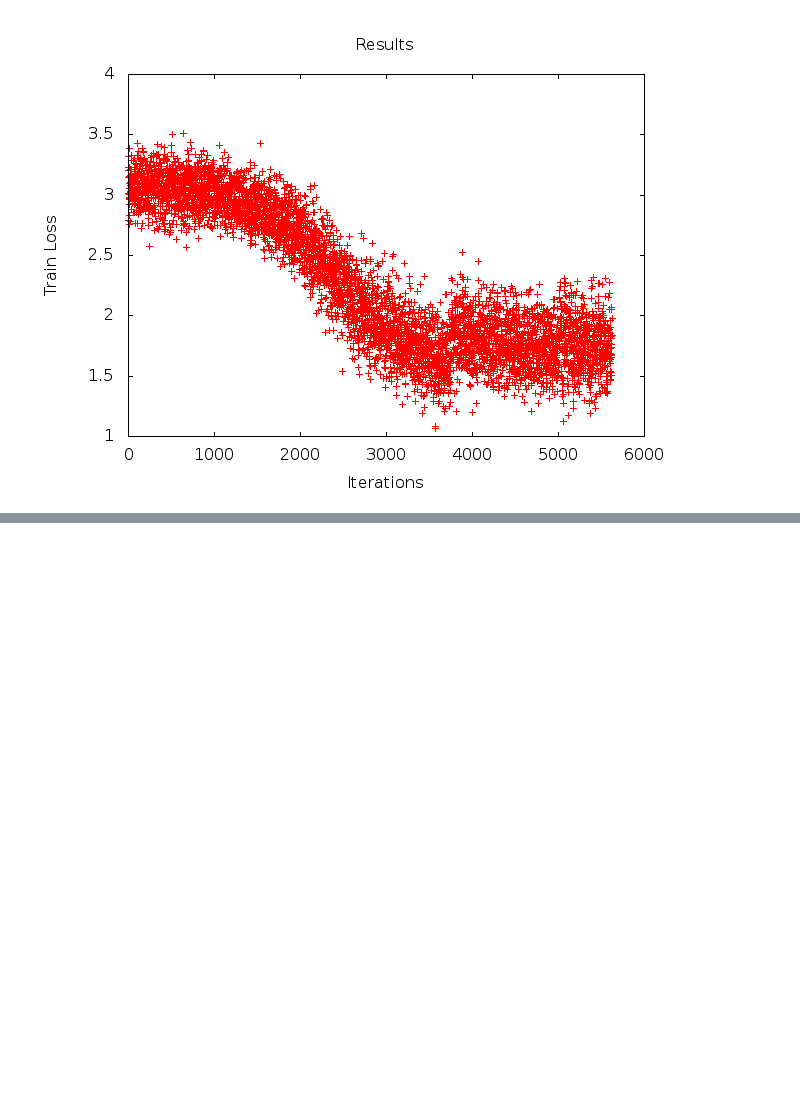
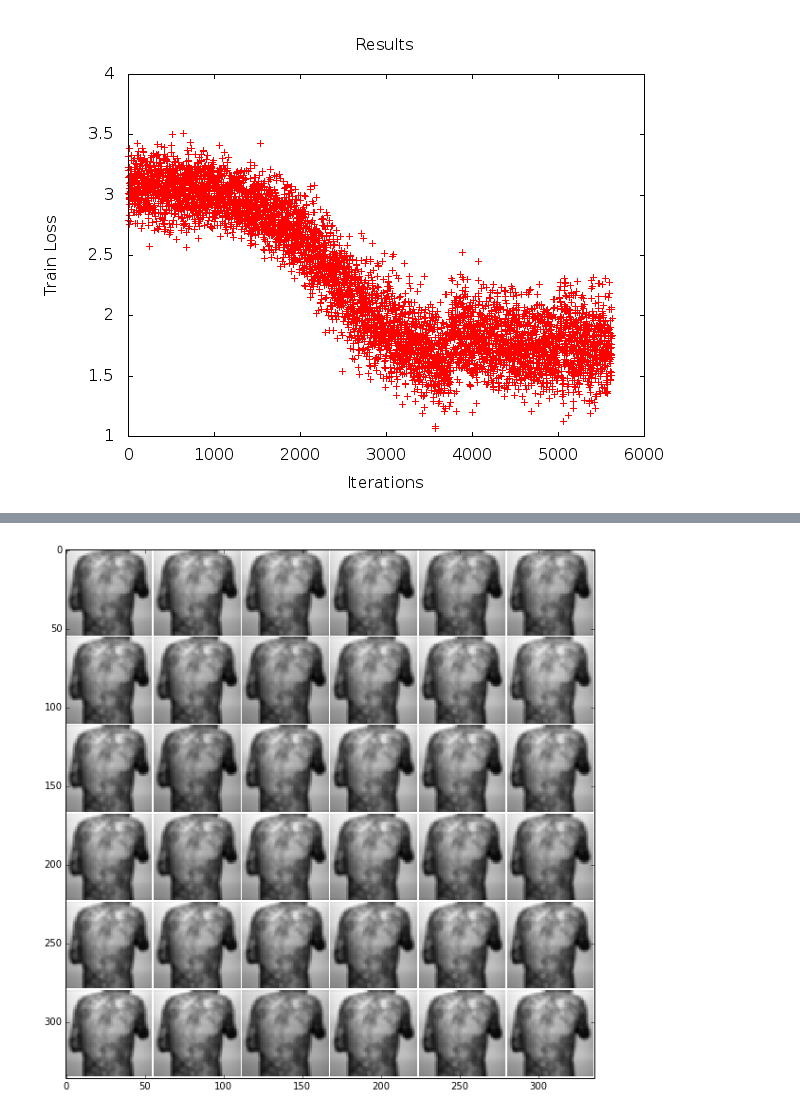
Before and after one commit to inulinux12/Imageclef-med-experimentation, a Jupyter notebook: Disease experimentation.ipynb, the cells around one changed output, grey strips where cells are left out. Saved outputs shown, nothing was run; the diff lists cells and outputs as text; code cells hidden in the pictures; blank space fills up the shorter version.

```diff
--- a/Disease experimentation.ipynb
+++ b/Disease experimentation.ipynb
@@ -282,0 +458,5 @@ for im in [a,b,c]:
+# %%
+feat = net.blobs['conv1'].data[4, :36]
+vis_square(feat, padval=1)
+# %% [output]
+[figure, added]
```
Also changed, not shown: parts of 21 cells of this notebook, 1 other file.
